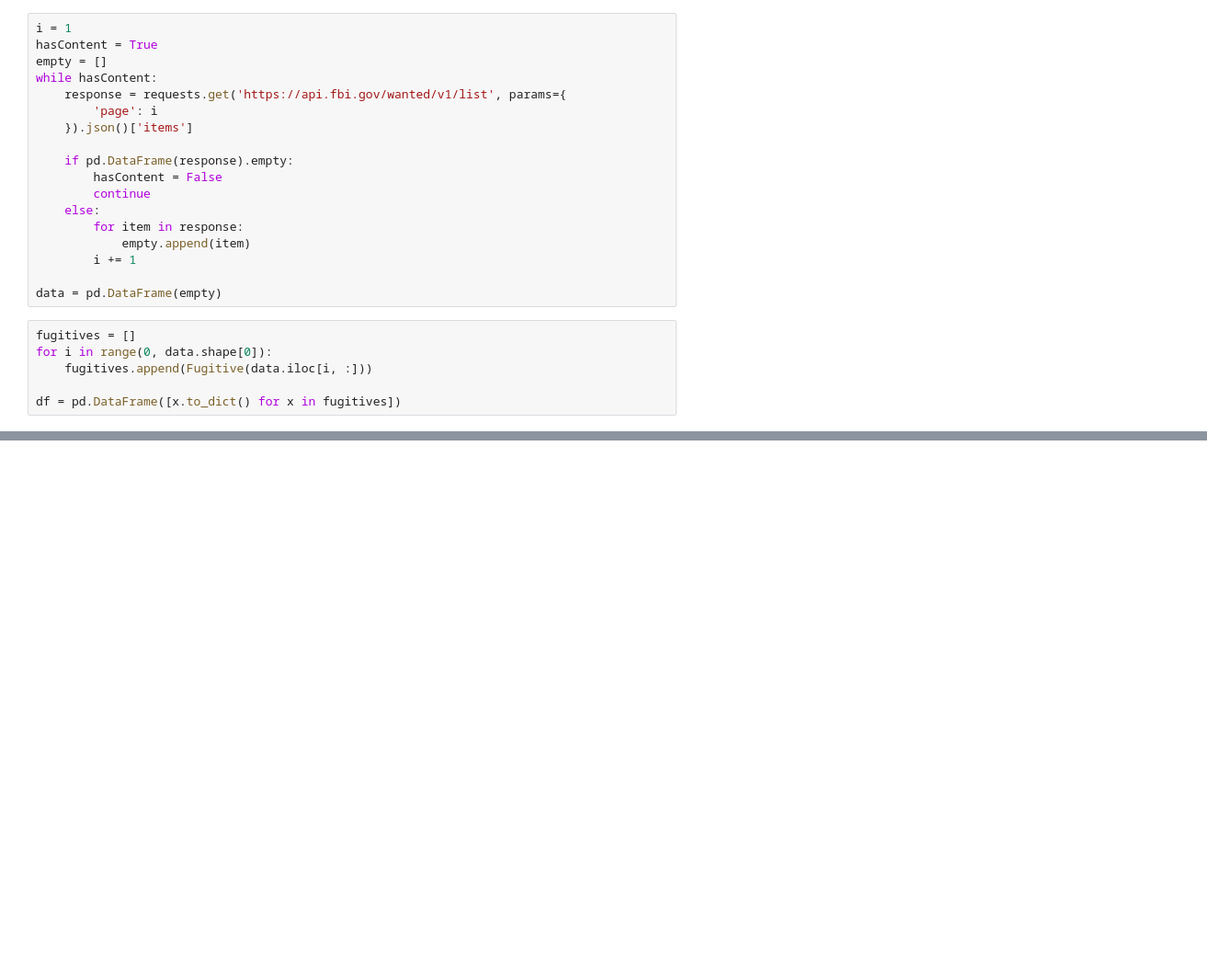
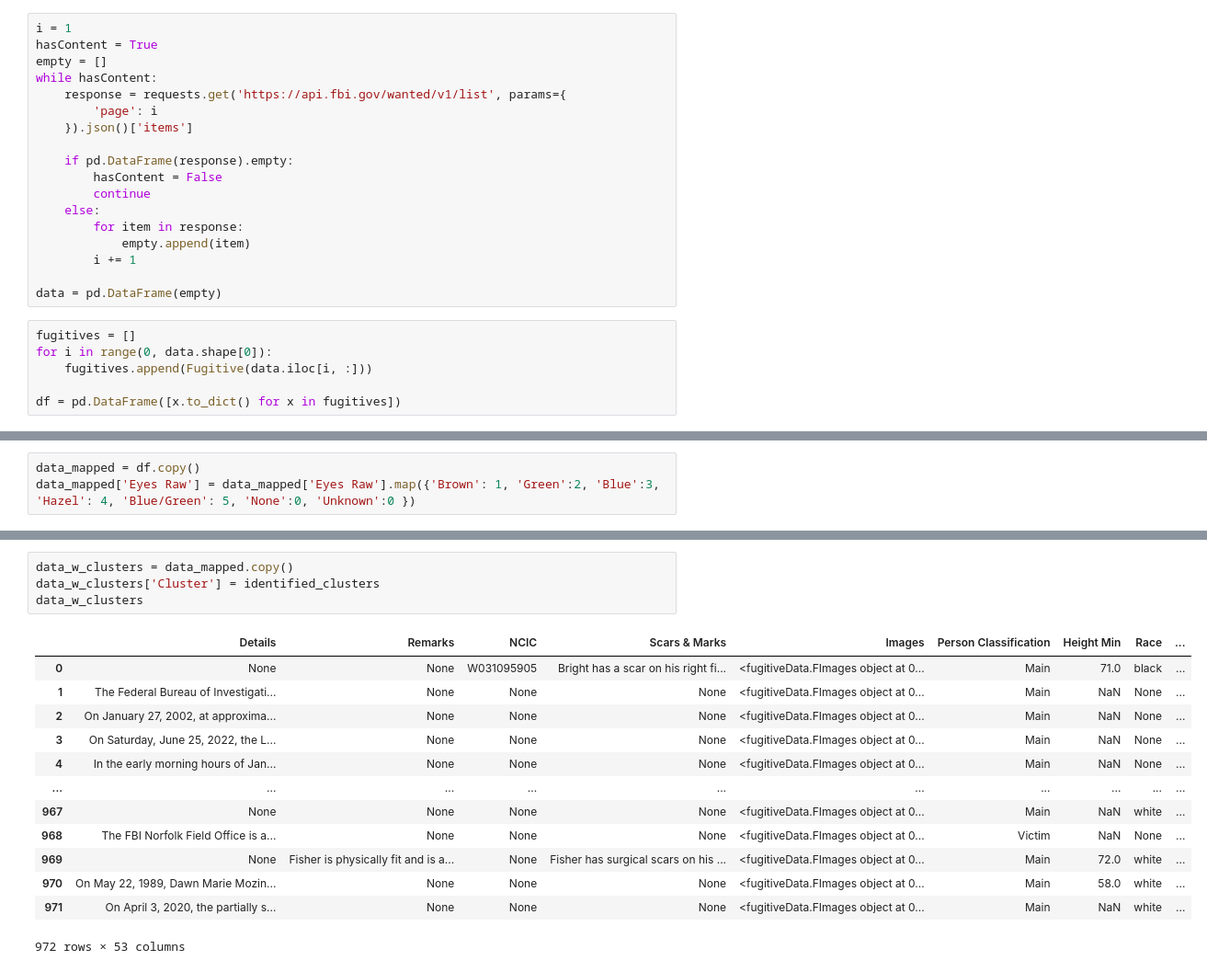
Before and after one commit to bedolpab/FBI-Wanted-Analysis, a Jupyter notebook: data_test.ipynb, the cells around one changed output, grey strips where cells are left out. Shown at 92% size. Saved outputs shown, nothing was run; the diff lists cells and outputs as text; blank space fills up the shorter version.

```diff
--- a/data_test.ipynb
+++ b/data_test.ipynb
@@ -49,0 +54,3 @@ df.head(10)
+# %%
+data_mapped = df.copy()
+data_mapped['Eyes Raw'] = data_mapped['Eyes Raw'].map({'Brown': 1, 'Green':2, 'Blue':3, 'Hazel': 4, 'Blue/Green': 5, 'None':0, 'Unknown':0 })
@@ -49,0 +102,18 @@ df.head(10)
+# %%
+data_w_clusters = data_mapped.copy()
+data_w_clusters['Cluster'] = identified_clusters
+data_w_clusters
+# %% [output]
+|  | Details | Remarks | NCIC | Scars & Marks | Images | Person Classification | Height Min | Race | ... |
+| 0 | None | None | W031095905 | Bright has a scar on his right fi... | <fugitiveData.FImages object at 0... | Main | 71.0 | black | ... |
+| 1 | The Federal Bureau of Investigati... | None | None | None | <fugitiveData.FImages object at 0... | Main | NaN | None | ... |
+| 2 | On January 27, 2002, at approxima... | None | None | None | <fugitiveData.FImages object at 0... | Main | NaN | None | ... |
+| 3 | On Saturday, June 25, 2022, the L... | None | None | None | <fugitiveData.FImages object at 0... | Main | NaN | None | ... |
+| 4 | In the early morning hours of Jan... | None | None | None | <fugitiveData.FImages object at 0... | Main | NaN | None | ... |
+| ... | ... | ... | ... | ... | ... | ... | ... | ... | ... |
+| 967 | None | None | None | None | <fugitiveData.FImages object at 0... | Main | NaN | white | ... |
+| 968 | The FBI Norfolk Field Office is a... | None | None | None | <fugitiveData.FImages object at 0... | Victim | NaN | None | ... |
+| 969 | None | Fisher is physically fit and is a... | None | Fisher has surgical scars on his ... | <fugitiveData.FImages object at 0... | Main | 72.0 | white | ... |
+| 970 | On May 22, 1989, Dawn Marie Mozin... | None | None | None | <fugitiveData.FImages object at 0... | Main | 58.0 | white | ... |
+| 971 | On April 3, 2020, the partially s... | None | None | None | <fugitiveData.FImages object at 0... | Main | NaN | white | ... |
+972 rows × 53 columns
```
Also changed, not shown: parts of 17 cells of this notebook.
